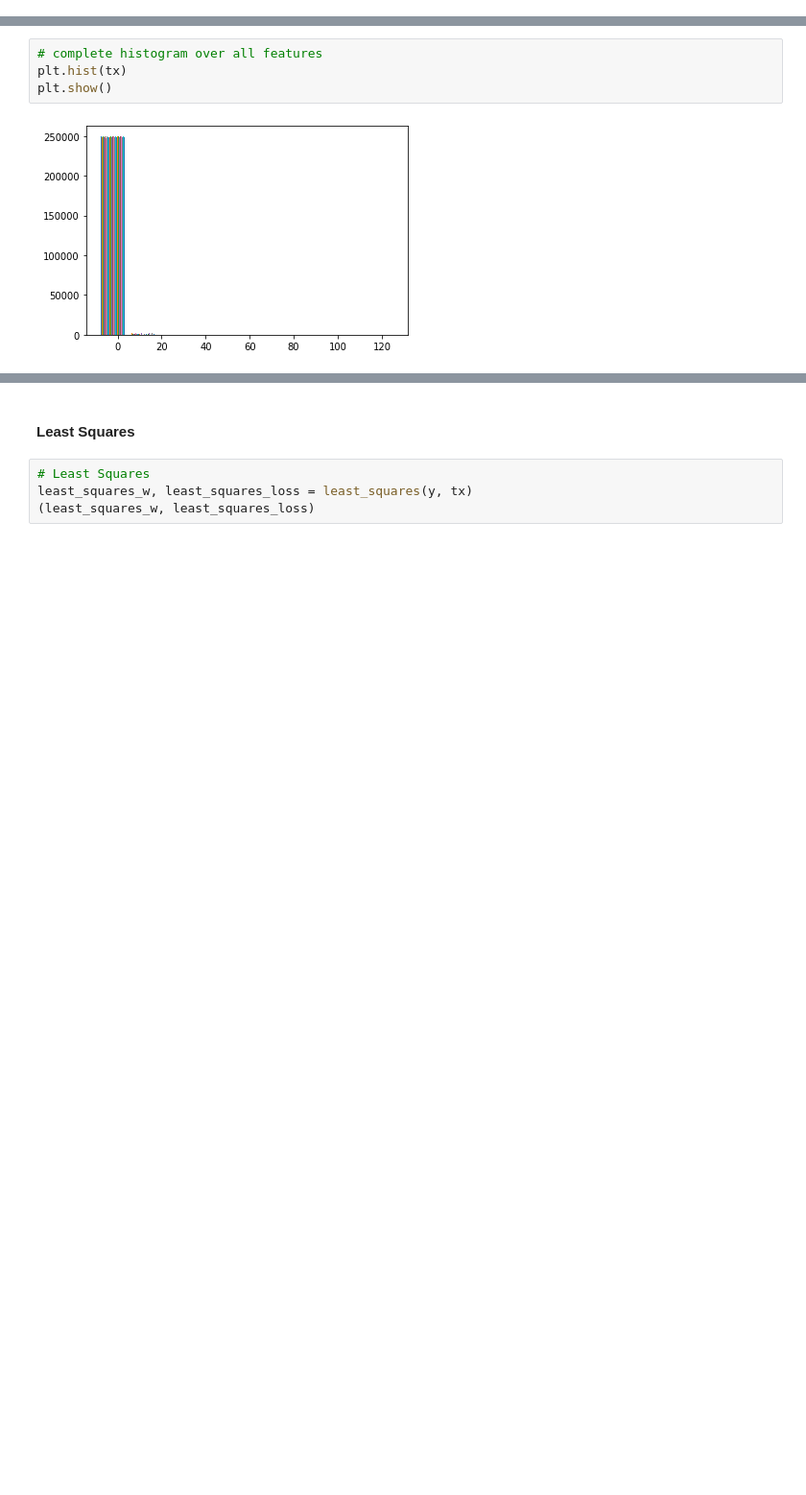
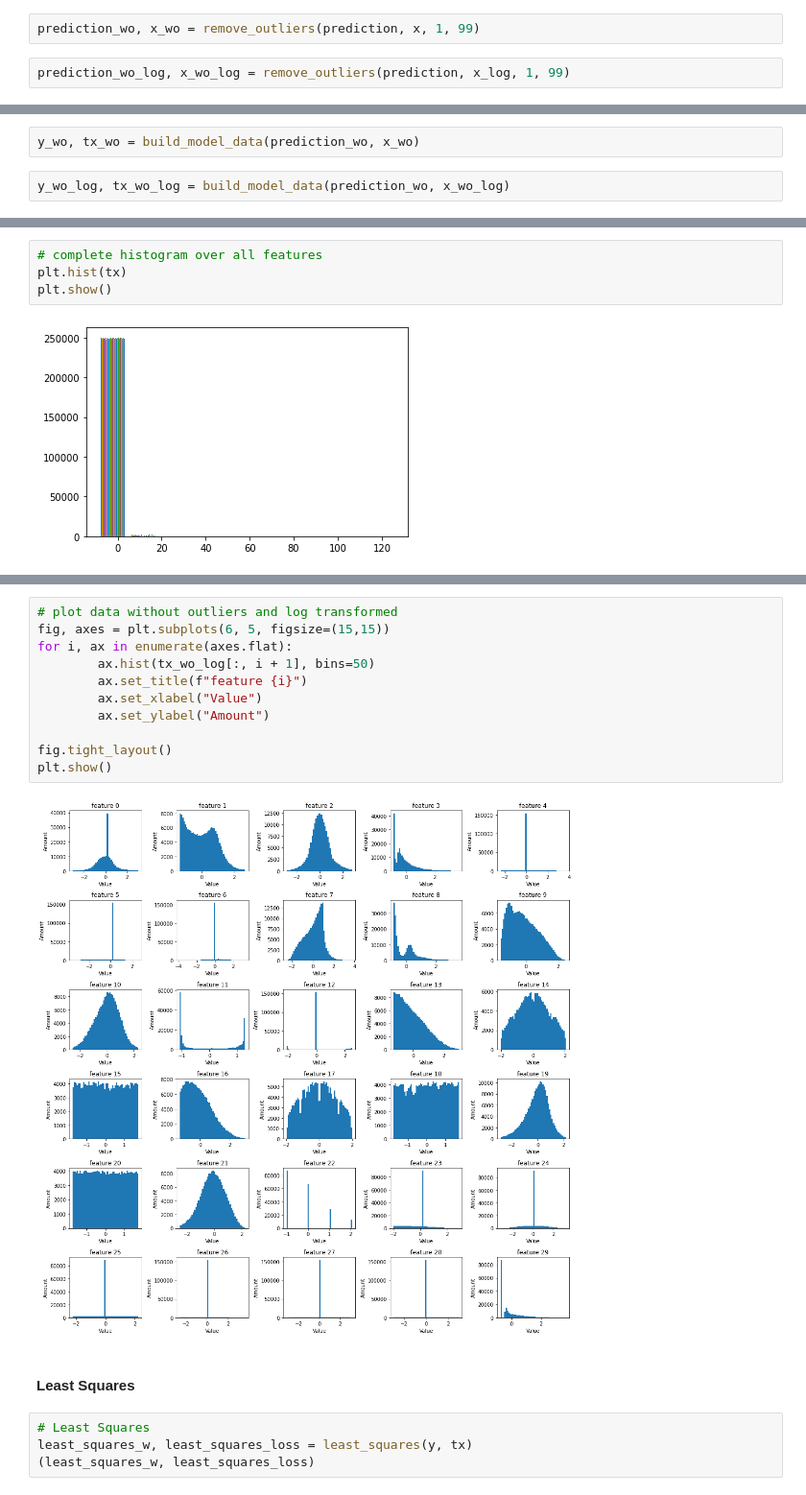
Before and after one commit to paocela/CS433-ML_Project_1-Higgs_Boson, a Jupyter notebook: project1.ipynb, the cells around one changed output, grey strips where cells are left out. Shown at 96% size. Saved outputs shown, nothing was run; the diff lists cells and outputs as text; blank space fills up the shorter version.

Commit message:
implementation log transform

```diff
--- a/project1.ipynb
+++ b/project1.ipynb
@@ -41,0 +31,4 @@ tx_wo[:].mean()
+# %%
+prediction_wo, x_wo = remove_outliers(prediction, x, 1, 99)
+# %%
+prediction_wo_log, x_wo_log = remove_outliers(prediction, x_log, 1, 99)
@@ -42,3 +42,7 @@ tx_wo[:].mean()
+# %%
+y_wo, tx_wo = build_model_data(prediction_wo, x_wo)
+# %%
+y_wo_log, tx_wo_log = build_model_data(prediction_wo, x_wo_log)
 # %%
 y.shape
 # %% [output]
@@ -85,6 +91,19 @@ fig.tight_layout()
 plt.show()
 # %% [output]
 [figure]
+# %%
+# plot data without outliers and log transformed
+fig, axes = plt.subplots(6, 5, figsize=(15,15))
+for i, ax in enumerate(axes.flat):
+        ax.hist(tx_wo_log[:, i + 1], bins=50)
+        ax.set_title(f"feature {i}")
+        ax.set_xlabel("Value")
+        ax.set_ylabel("Amount")
+
+fig.tight_layout()
+plt.show()
+# %% [output]
+[figure, added]
 # %% [markdown]
 #### Least Squares
 # %%
```
Also changed, not shown: parts of 13 cells of this notebook, 1 other file.
